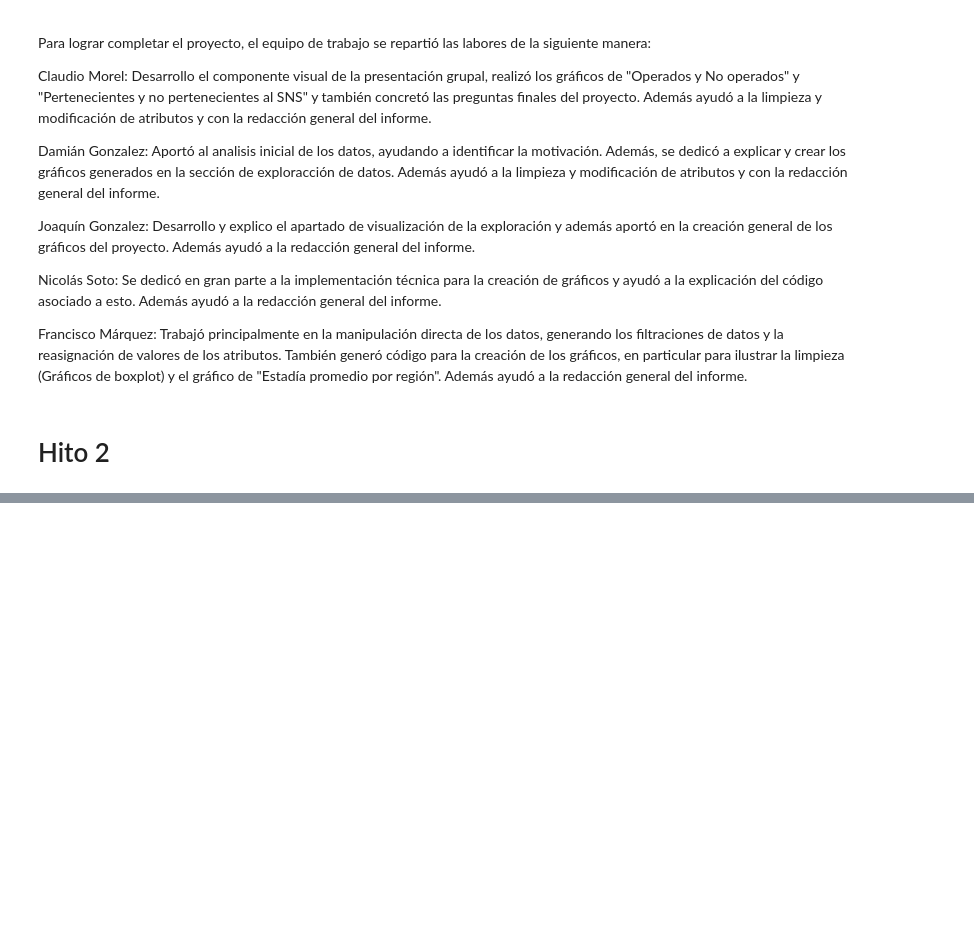
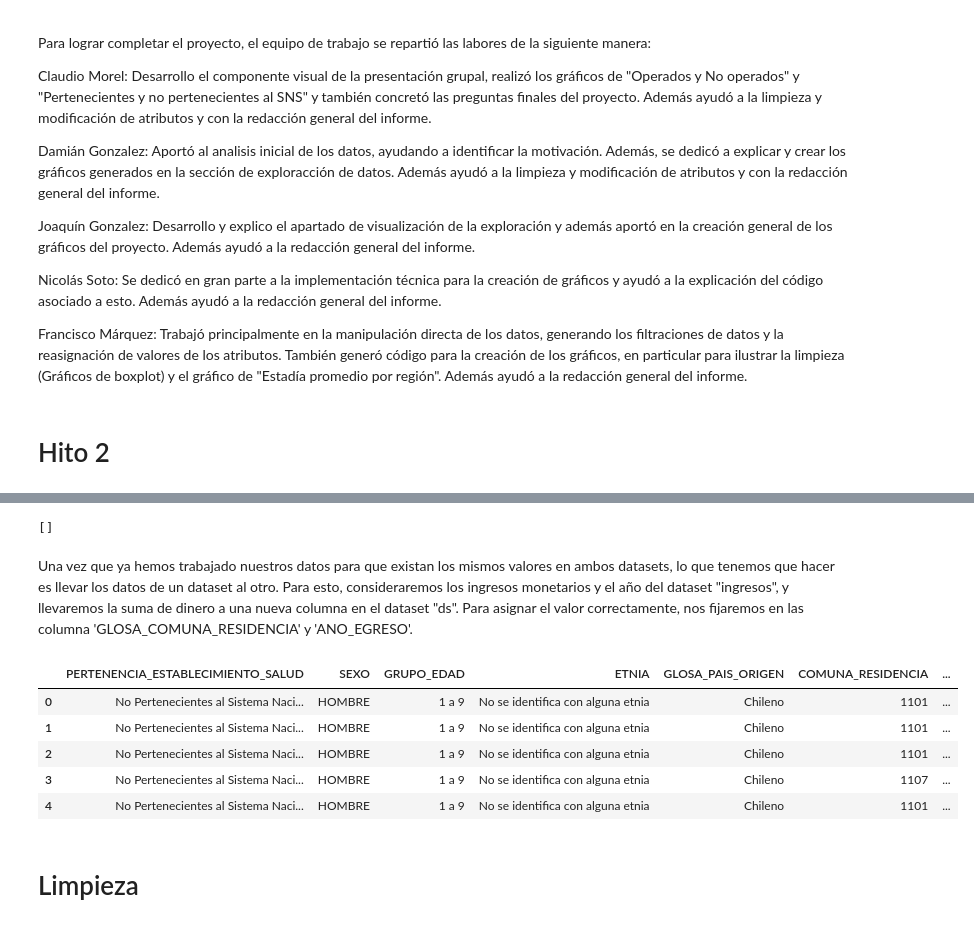
Before and after one commit to fco-marquez/proyecto-mineria, a Jupyter notebook: Hito2.ipynb, the cells around one changed output, grey strips where cells are left out. Saved outputs shown, nothing was run; the diff lists cells and outputs as text; code cells hidden in the pictures; blank space fills up the shorter version.

```diff
--- a/Hito2.ipynb
+++ b/Hito2.ipynb
@@ -344,0 +404,8 @@ Francisco Márquez: Trabajó principalmente en la manipulación directa de los d
+# %%
+# Primero reemplazamos por 0
+ingresos.replace(' -', 0, inplace=True)
+# Luego dejamos los años como enteros
+ds['ANO_EGRESO'] = ds['ANO_EGRESO'].astype(int)
+cols = [' 2020', ' 2021', ' 2022']
+for col in cols:
+    ingresos[col] = ingresos[col].astype(float).astype(int)
@@ -344,0 +463,9 @@ Francisco Márquez: Trabajó principalmente en la manipulación directa de los d
+# %%
+#Ahora tenemos que modificar los valores de ds  para que tengan los mismos nombres que en ingresos
+
+ds.replace('Aisén', 'Aysén', inplace=True)
+ds.replace('Coihaique', 'Coyhaique', inplace=True)
+ds.replace('Isla\xa0\xa0de Pascua', 'Isla De Pascua', inplace=True)
+ds.replace("O'Higgins","O'Higgins" , inplace=True)
+ingresos.replace('O’higgins',"O'Higgins" , inplace=True)
+ds.replace('Pedro\xa0Aguirre Cerda', 'Pedro Aguirre Cerda', inplace=True)
@@ -344,0 +502,58 @@ Francisco Márquez: Trabajó principalmente en la manipulación directa de los d
+# %%
+l2 = ingresos['Unidad territorial'].to_list()
+l3 = ds['GLOSA_COMUNA_RESIDENCIA'].unique().tolist()
+
+for i in range(len(l2)):
+    l2[i] = l2[i].lower()
+for i in range(len(l3)):
+    l3[i] = l3[i].lower()
+
+l2.sort()
+l3.sort()
+l4 = []
+
+for i in range(len(l3)):
+    if l3[i]  in l2:
+        l2.remove(l3[i])
+
+
+l2
+# %% [output]
+[]
+# %%
+#Añadimos nuevos valores a dataset de ingresos para teenr valores para antártica
+row = {'Unidad territorial': 'Antártica', ' Variable': 'a', ' 2020': 0,' 2021': 0,' 2022': 0 }
+ingresos = pd.concat([ingresos, pd.DataFrame([row])], ignore_index=True)
+# %% [markdown]
+Una vez que ya hemos trabajado nuestros datos para que existan los mismos valores en ambos datasets, lo que tenemos que hacer es llevar los datos de un dataset al otro. Para esto, consideraremos los ingresos monetarios y el año del dataset "ingresos", y llevaremos la suma de dinero a una nueva columna en el dataset "ds". Para asignar el valor correctamente, nos fijaremos en las columna 'GLOSA_COMUNA_RESIDENCIA' y 'ANO_EGRESO'.
+# %%
+df1 = ds.copy()
+df2 = ingresos.copy()
+
+df2.columns = df2.columns.str.strip()
+df3 = df2.melt(id_vars=['Unidad territorial'], var_name='ANO_EGRESO', value_name='dinero')
+
+# Ensure the 'ANO_EGRESO' column is of the same type in both datasets
+df1['ANO_EGRESO'] = df1['ANO_EGRESO'].astype(str)
+df3['ANO_EGRESO'] = df3['ANO_EGRESO'].astype(str)
+
+# Rename columns to facilitate the merge
+df3.rename(columns={'Unidad territorial': 'GLOSA_COMUNA_RESIDENCIA'}, inplace=True)
+
+# Merge the datasets on 'GLOSA_COMUNA_RESIDENCIA' and 'ANO_EGRESO'
+d4 = pd.merge(df1, df3, on=['GLOSA_COMUNA_RESIDENCIA', 'ANO_EGRESO'], how='left')
+
+# The 'money_inverted' column now contains the values we need
+# Rename the column to indicate its purpose
+d4.rename(columns={'dinero': 'INGRESOS'}, inplace=True)
+# %%
+d4.head()
+# %% [output]
+|  | PERTENENCIA_ESTABLECIMIENTO_SALUD | SEXO | GRUPO_EDAD | ETNIA | GLOSA_PAIS_ORIGEN | COMUNA_RESIDENCIA | ... |
+| 0 | No Pertenecientes al Sistema Naci... | HOMBRE | 1 a 9 | No se identifica con alguna etnia | Chileno | 1101 | ... |
+| 1 | No Pertenecientes al Sistema Naci... | HOMBRE | 1 a 9 | No se identifica con alguna etnia | Chileno | 1101 | ... |
+| 2 | No Pertenecientes al Sistema Naci... | HOMBRE | 1 a 9 | No se identifica con alguna etnia | Chileno | 1101 | ... |
+| 3 | No Pertenecientes al Sistema Naci... | HOMBRE | 1 a 9 | No se identifica con alguna etnia | Chileno | 1107 | ... |
+| 4 | No Pertenecientes al Sistema Naci... | HOMBRE | 1 a 9 | No se identifica con alguna etnia | Chileno | 1101 | ... |
+# %% [markdown]
+# Limpieza
```
Also changed, not shown: parts of 30 cells of this notebook, 1 other file.
